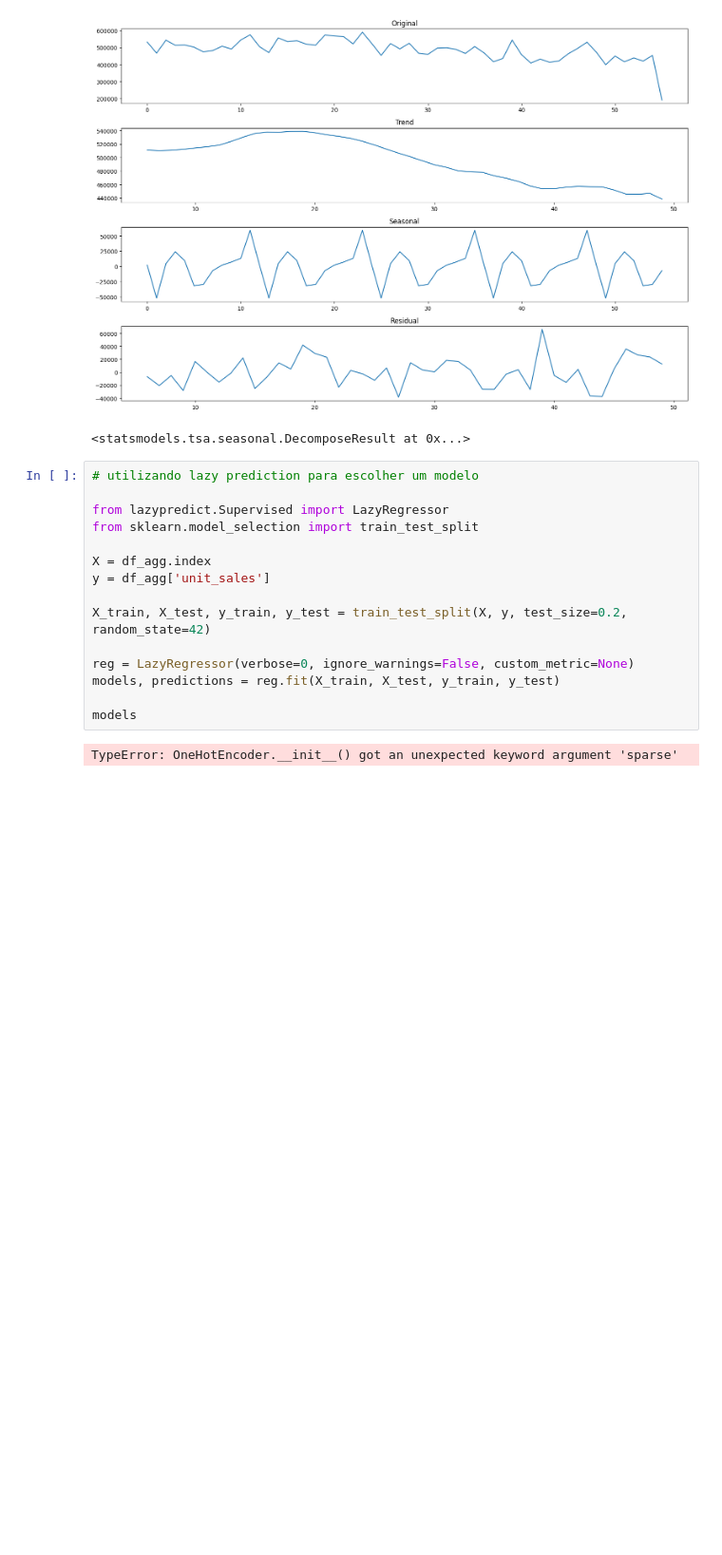
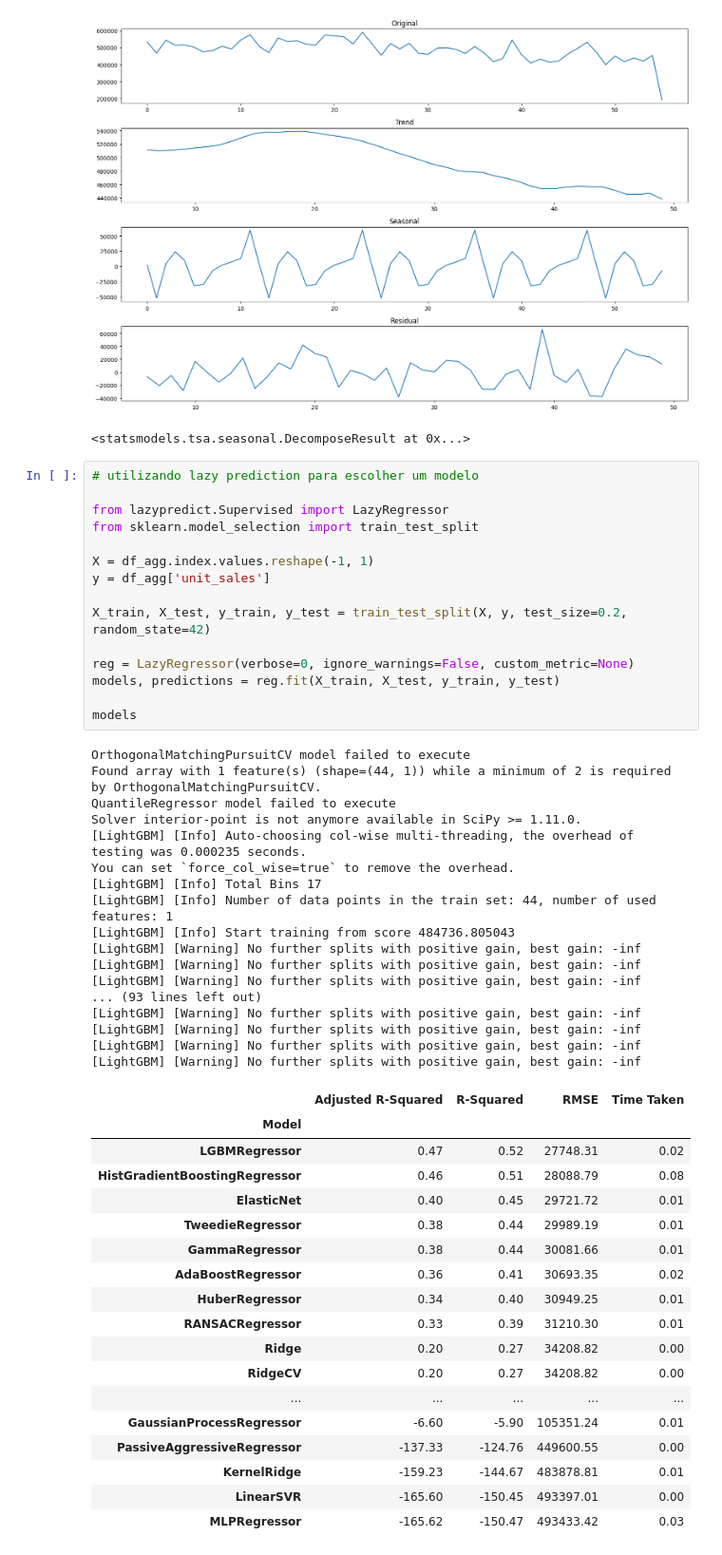
Before and after one commit to erlonL/series-temporais, a Jupyter notebook: decomposition-initial.ipynb, the cells around one changed output. Shown at 95% size. Drawn from its saved outputs; the diff is of its cells as text; blank space fills up the shorter version.

```diff
--- a/decomposition-initial.ipynb
+++ b/decomposition-initial.ipynb
@@ -73,17 +73,51 @@ decompose_series(df_agg['unit_sales'], period=12)
 # %%
 # utilizando lazy prediction para escolher um modelo
 
 from lazypredict.Supervised import LazyRegressor
 from sklearn.model_selection import train_test_split
 
-X = df_agg.index
+X = df_agg.index.values.reshape(-1, 1)
 y = df_agg['unit_sales']
 
 X_train, X_test, y_train, y_test = train_test_split(X, y, test_size=0.2, random_state=42)
 
 reg = LazyRegressor(verbose=0, ignore_warnings=False, custom_metric=None)
 models, predictions = reg.fit(X_train, X_test, y_train, y_test)
 
 models
 # %% [output]
-TypeError: OneHotEncoder.__init__() got an unexpected keyword argument 'sparse'
+OrthogonalMatchingPursuitCV model failed to execute
+Found array with 1 feature(s) (shape=(44, 1)) while a minimum of 2 is required by OrthogonalMatchingPursuitCV.
+QuantileRegressor model failed to execute
+Solver interior-point is not anymore available in SciPy >= 1.11.0.
+[LightGBM] [Info] Auto-choosing col-wise multi-threading, the overhead of testing was 0.000235 seconds.
+You can set `force_col_wise=true` to remove the overhead.
+[LightGBM] [Info] Total Bins 17
+[LightGBM] [Info] Number of data points in the train set: 44, number of used features: 1
+[LightGBM] [Info] Start training from score 484736.805043
+[LightGBM] [Warning] No further splits with positive gain, best gain: -inf
+[LightGBM] [Warning] No further splits with positive gain, best gain: -inf
+[LightGBM] [Warning] No further splits with positive gain, best gain: -inf
+... (93 lines left out)
+[LightGBM] [Warning] No further splits with positive gain, best gain: -inf
+[LightGBM] [Warning] No further splits with positive gain, best gain: -inf
+[LightGBM] [Warning] No further splits with positive gain, best gain: -inf
+[LightGBM] [Warning] No further splits with positive gain, best gain: -inf
+|  | Adjusted R-Squared | R-Squared | RMSE | Time Taken |
+| Model |  |  |  |  |
+| LGBMRegressor | 0.47 | 0.52 | 27748.31 | 0.02 |
+| HistGradientBoostingRegressor | 0.46 | 0.51 | 28088.79 | 0.08 |
+| ElasticNet | 0.40 | 0.45 | 29721.72 | 0.01 |
+| TweedieRegressor | 0.38 | 0.44 | 29989.19 | 0.01 |
+| GammaRegressor | 0.38 | 0.44 | 30081.66 | 0.01 |
+| AdaBoostRegressor | 0.36 | 0.41 | 30693.35 | 0.02 |
+| HuberRegressor | 0.34 | 0.40 | 30949.25 | 0.01 |
+| RANSACRegressor | 0.33 | 0.39 | 31210.30 | 0.01 |
+| Ridge | 0.20 | 0.27 | 34208.82 | 0.00 |
+| RidgeCV | 0.20 | 0.27 | 34208.82 | 0.00 |
+| ... | ... | ... | ... | ... |
+| GaussianProcessRegressor | -6.60 | -5.90 | 105351.24 | 0.01 |
+| PassiveAggressiveRegressor | -137.33 | -124.76 | 449600.55 | 0.00 |
+| KernelRidge | -159.23 | -144.67 | 483878.81 | 0.01 |
+| LinearSVR | -165.60 | -150.45 | 493397.01 | 0.00 |
+| MLPRegressor | -165.62 | -150.47 | 493433.42 | 0.03 |
```
Also changed, not shown: parts of 2 cells of this notebook.
